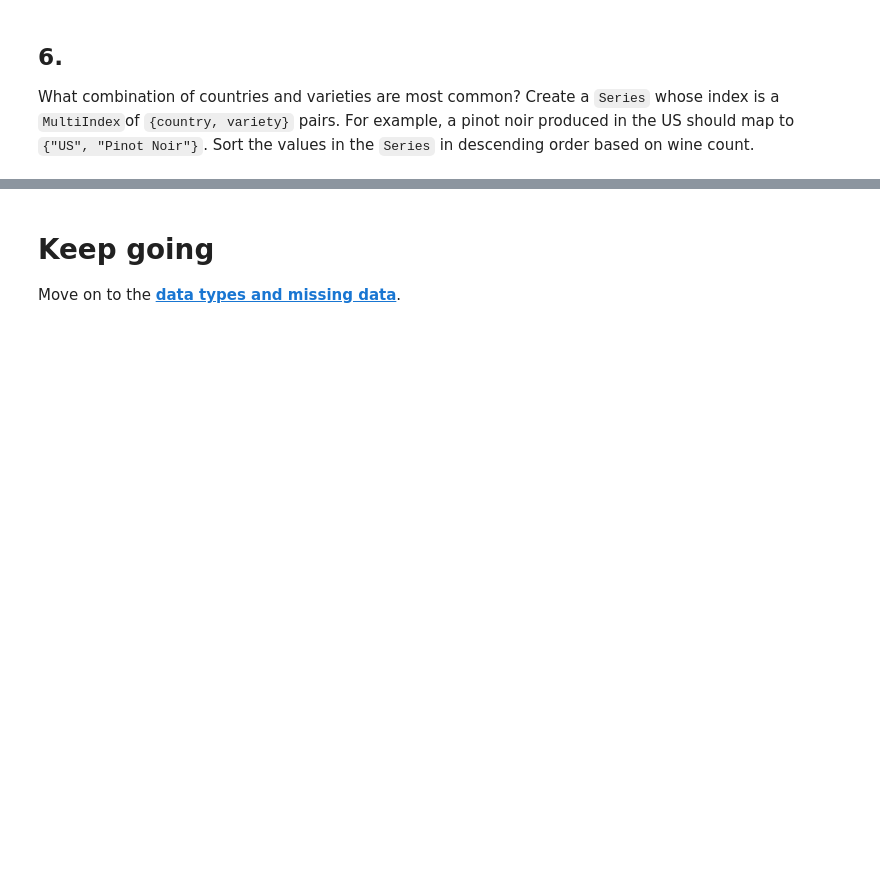
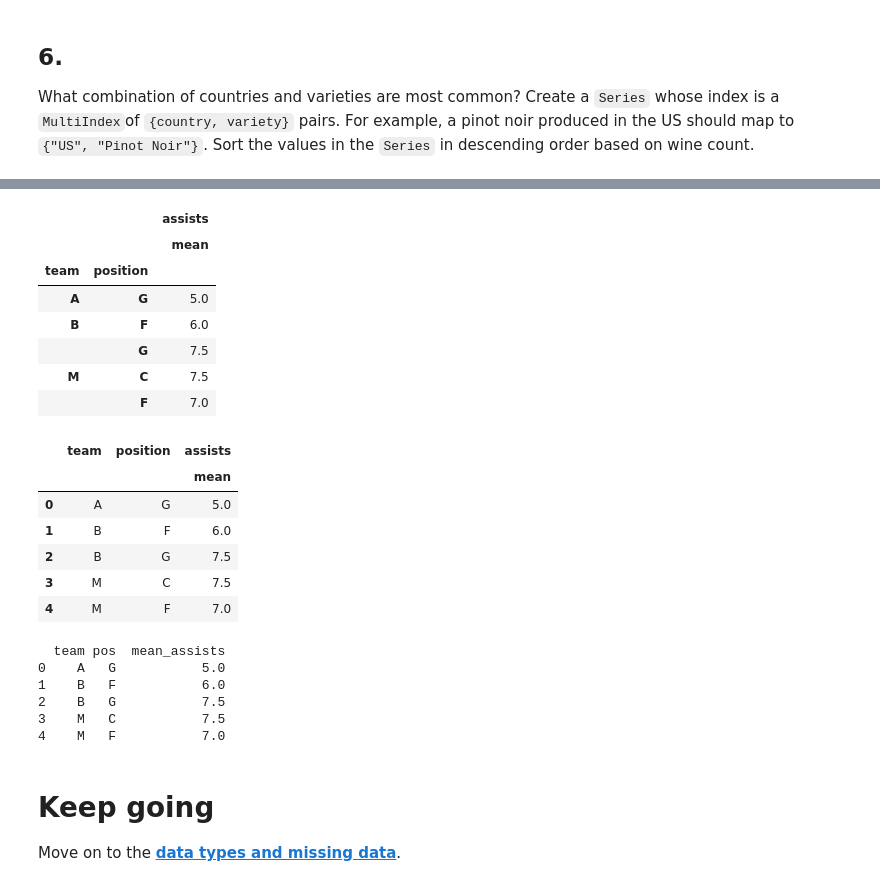
Before and after one commit to biber3/Python-Notebooks, a Jupyter notebook: exercise-grouping-and-sorting.ipynb, the cells around one changed output, grey strips where cells are left out. Drawn from its saved outputs; the diff is of its cells as text; code cells hidden in the pictures; blank space fills up the shorter version.

```diff
--- a/exercise-grouping-and-sorting.ipynb
+++ b/exercise-grouping-and-sorting.ipynb
@@ -575,0 +492,9 @@ q6.hint()
+# %%
+#Dataframe erstellen
+df = pd.DataFrame({'team': ['A', 'B', 'B', 'B', 'B', 'M', 'M', 'M'],
+                   'position': ['G', 'G', 'F', 'G', 'F', 'F', 'C', 'C'],
+                   'assists': [5, 7, 7, 8, 5, 7, 6, 9],
+                   'rebounds': [11, 8, 10, 6, 6, 9, 6, 10]})
+
+#Dataframe anzeigen
+print(df)
@@ -576,3 +511,38 @@ q6.hint()
+# %%
+df.groupby(['team', 'position']).agg({'assists': ['mean']})
+df.groupby(['team', 'position']).agg({'assists': ['mean']}).reset_index()
+# %% [output]
+|  |  | assists |
+|  |  | mean |
+| team | position |  |
+| A | G | 5.0 |
+| B | F | 6.0 |
+|  | G | 7.5 |
+| M | C | 7.5 |
+|  | F | 7.0 |
+|  | team | position | assists |
+|  |  |  | mean |
+| 0 | A | G | 5.0 |
+| 1 | B | F | 6.0 |
+| 2 | B | G | 7.5 |
+| 3 | M | C | 7.5 |
+| 4 | M | F | 7.0 |
+# %%
+#Gruppe nach Team und Position und finde gemeine Assists
+new = df.groupby(['team', 'position']).agg({'assists': ['mean']}).reset_index()
+
+#Spalten umbenennen
+new.columns = ['team', 'pos', 'mean_assists']
+
+#Dataframe anzeigen
+print(new)
+# %% [output]
+  team pos  mean_assists
+0    A   G           5.0
+1    B   F           6.0
+2    B   G           7.5
+3    M   C           7.5
+4    M   F           7.0
 # %% [markdown]
 # Keep going
 
```
Also changed, not shown: parts of 40 cells of this notebook.
